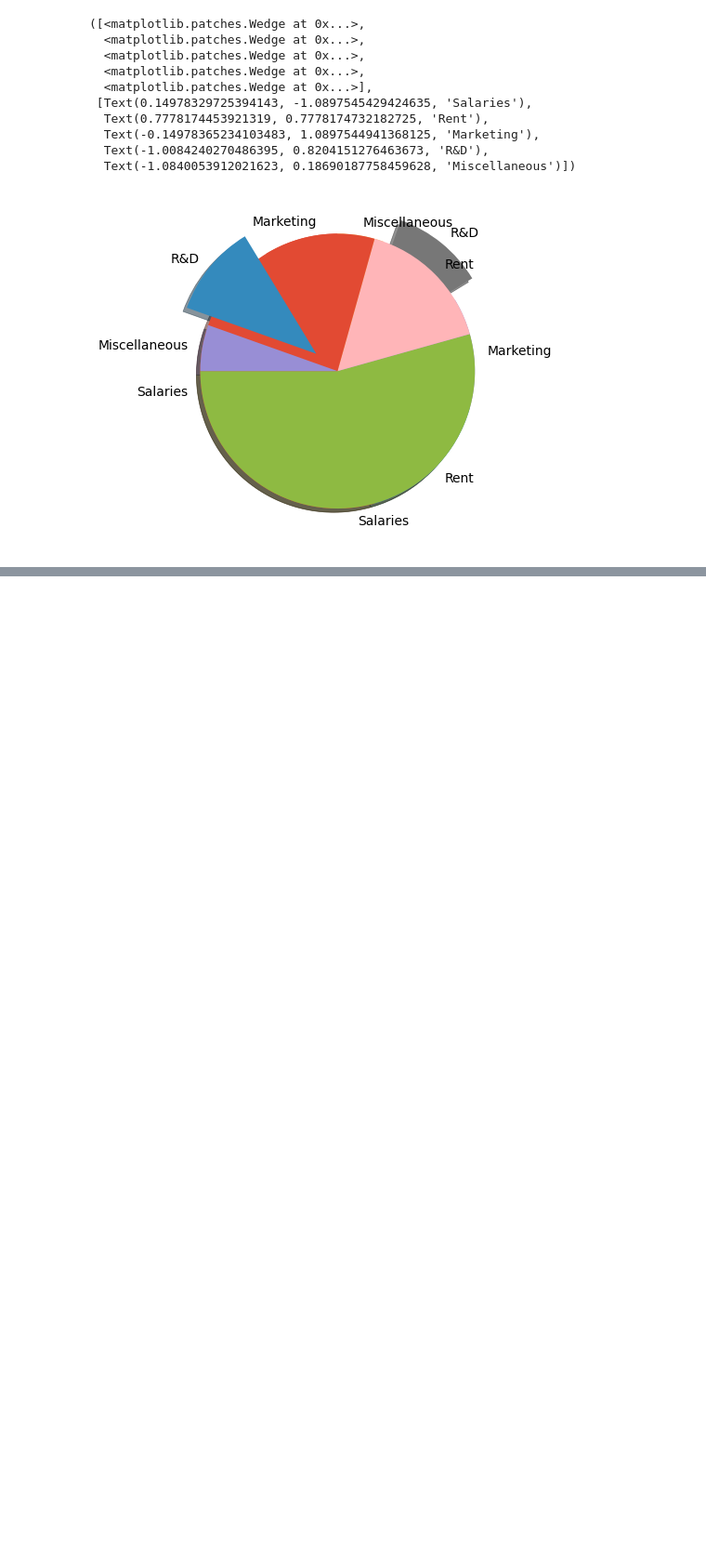
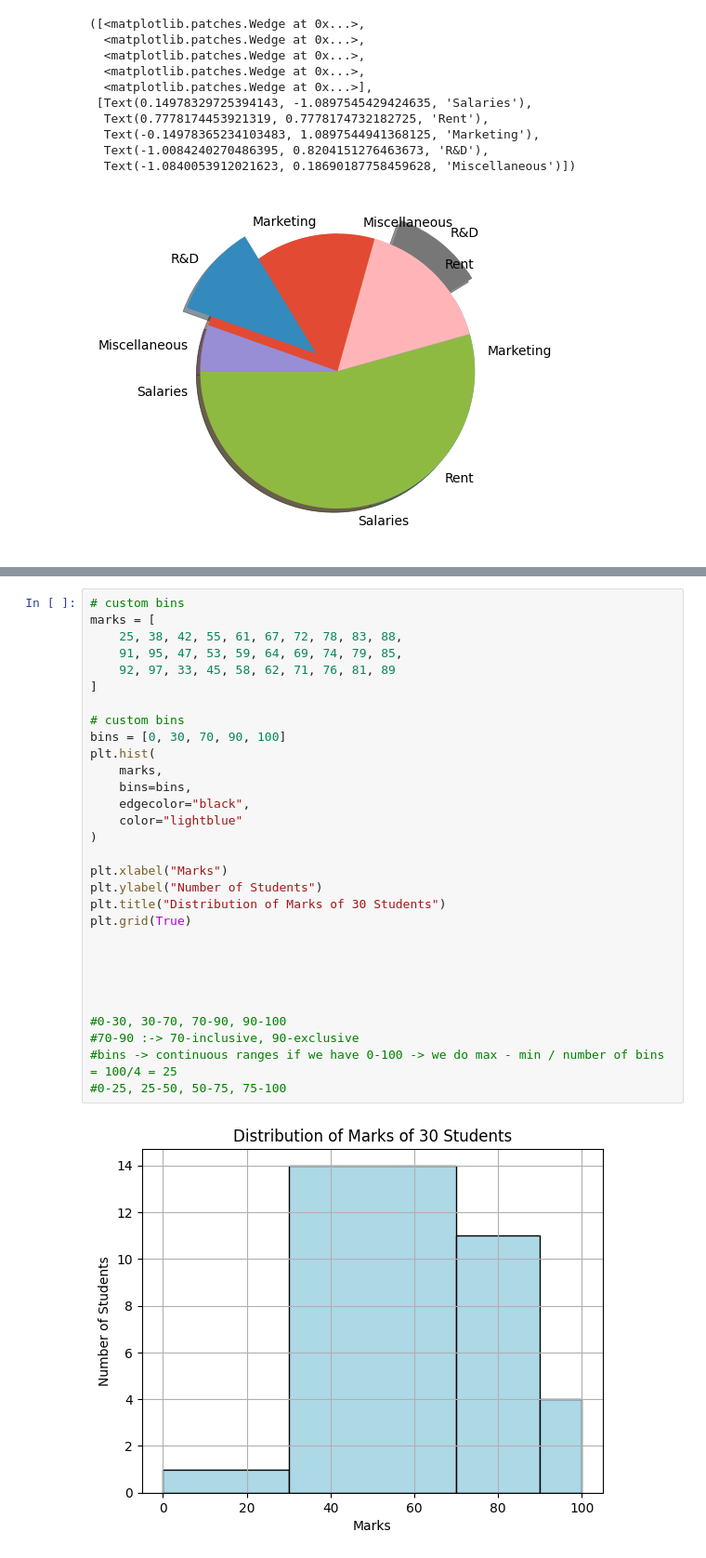
Before and after one commit to JAMPANI-MAHATHI2004/DS-ML, a Jupyter notebook: matplotlib/matplotlib.ipynb, the cells around one changed output, grey strips where cells are left out. Shown at 93% size. Cells and saved outputs as stored; diff of their text form; blank space fills up the shorter version.

```diff
--- a/matplotlib/matplotlib.ipynb
+++ b/matplotlib/matplotlib.ipynb
@@ -326,0 +359,32 @@ plt.pie(amounts, labels=expenses, explode=explode, shadow=True, startangle=180)
+# %%
+# custom bins
+marks = [
+    25, 38, 42, 55, 61, 67, 72, 78, 83, 88,
+    91, 95, 47, 53, 59, 64, 69, 74, 79, 85,
+    92, 97, 33, 45, 58, 62, 71, 76, 81, 89
+]
+
+# custom bins
+bins = [0, 30, 70, 90, 100]
+plt.hist(
+    marks,
+    bins=bins,
+    edgecolor="black",
+    color="lightblue"
+)
+
+plt.xlabel("Marks")
+plt.ylabel("Number of Students")
+plt.title("Distribution of Marks of 30 Students")
+plt.grid(True)
+
+
+
+
+
+#0-30, 30-70, 70-90, 90-100
+#70-90 :-> 70-inclusive, 90-exclusive
+#bins -> continuous ranges if we have 0-100 -> we do max - min / number of bins = 100/4 = 25
+#0-25, 25-50, 50-75, 75-100
+# %% [output]
+[figure, added]
```
Also changed, not shown: parts of 13 cells of this notebook.
